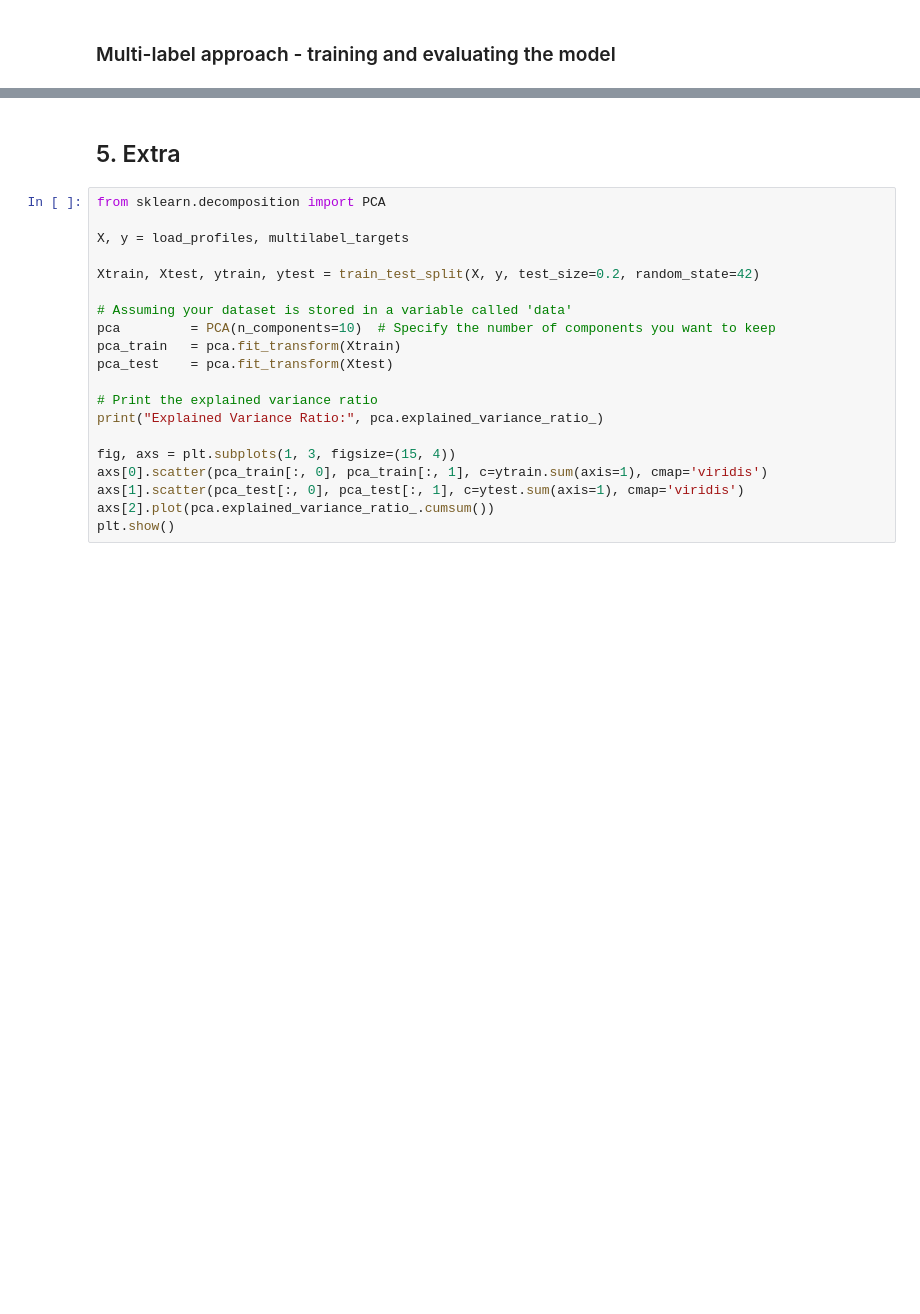
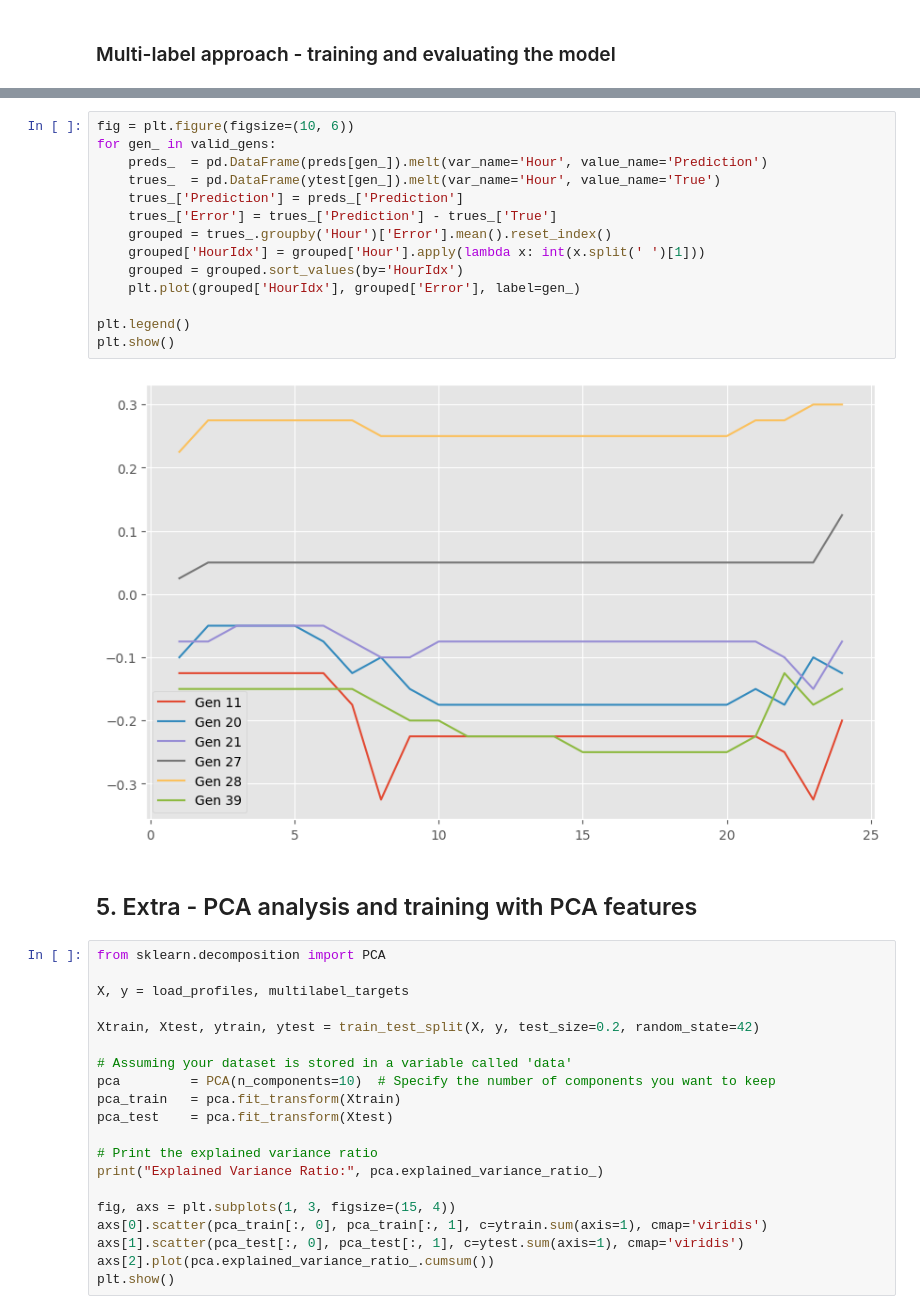
Before and after one commit to albertkjoller/ml-energy-systems, a Jupyter notebook: src/assignment3/notebooks/explainer_notebook.ipynb, the cells around one changed output, grey strips where cells are left out. Drawn from its saved outputs; the diff is of its cells as text; blank space fills up the shorter version.

```diff
--- a/src/assignment3/notebooks/explainer_notebook.ipynb
+++ b/src/assignment3/notebooks/explainer_notebook.ipynb
@@ -789,6 +780,22 @@ plt.show()
+# %%
+fig = plt.figure(figsize=(10, 6))
+for gen_ in valid_gens:
+    preds_  = pd.DataFrame(preds[gen_]).melt(var_name='Hour', value_name='Prediction')
+    trues_  = pd.DataFrame(ytest[gen_]).melt(var_name='Hour', value_name='True')
+    trues_['Prediction'] = preds_['Prediction']
+    trues_['Error'] = trues_['Prediction'] - trues_['True']
+    grouped = trues_.groupby('Hour')['Error'].mean().reset_index()
+    grouped['HourIdx'] = grouped['Hour'].apply(lambda x: int(x.split(' ')[1]))
+    grouped = grouped.sort_values(by='HourIdx')
+    plt.plot(grouped['HourIdx'], grouped['Error'], label=gen_)
+
+plt.legend()
+plt.show()
+# %% [output]
+[figure, added]
 # %% [markdown]
 <a class="anchor" id="extra"></a>
-## 5. Extra
+## 5. Extra - PCA analysis and training with PCA features
 # %%
 from sklearn.decomposition import PCA
 
```
Also changed, not shown: parts of 15 cells of this notebook, 11 other files.
